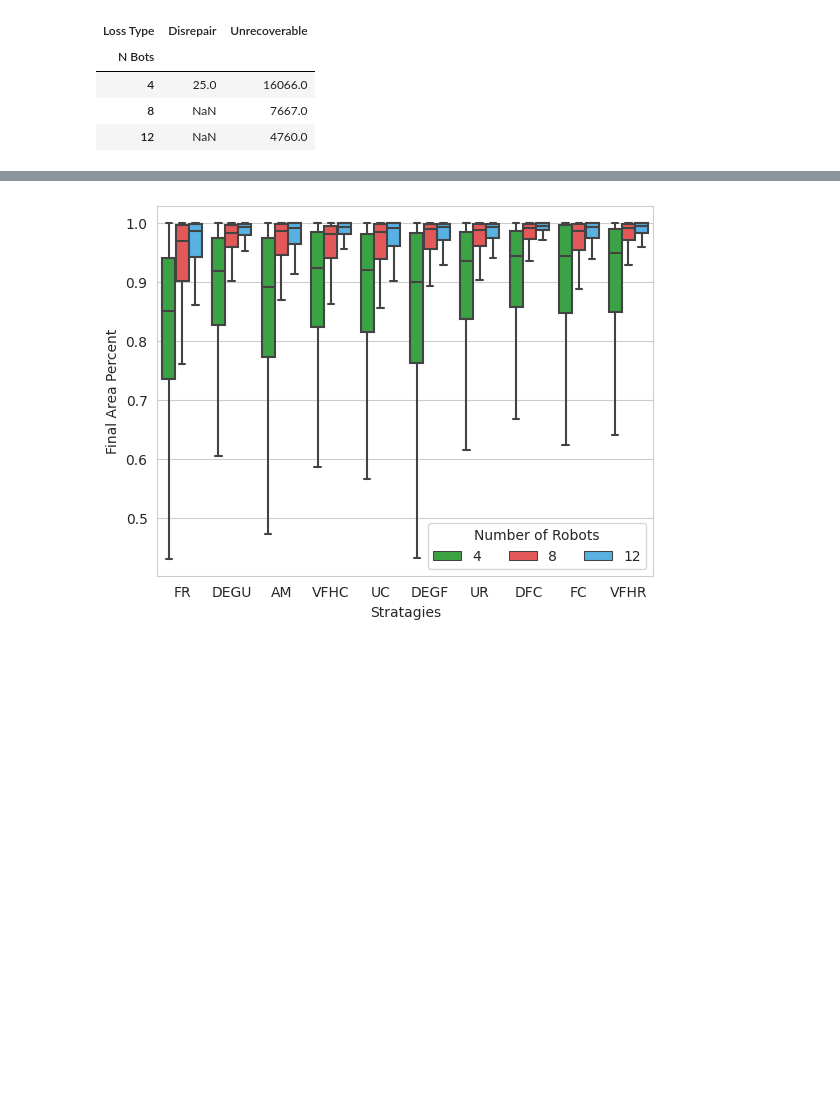
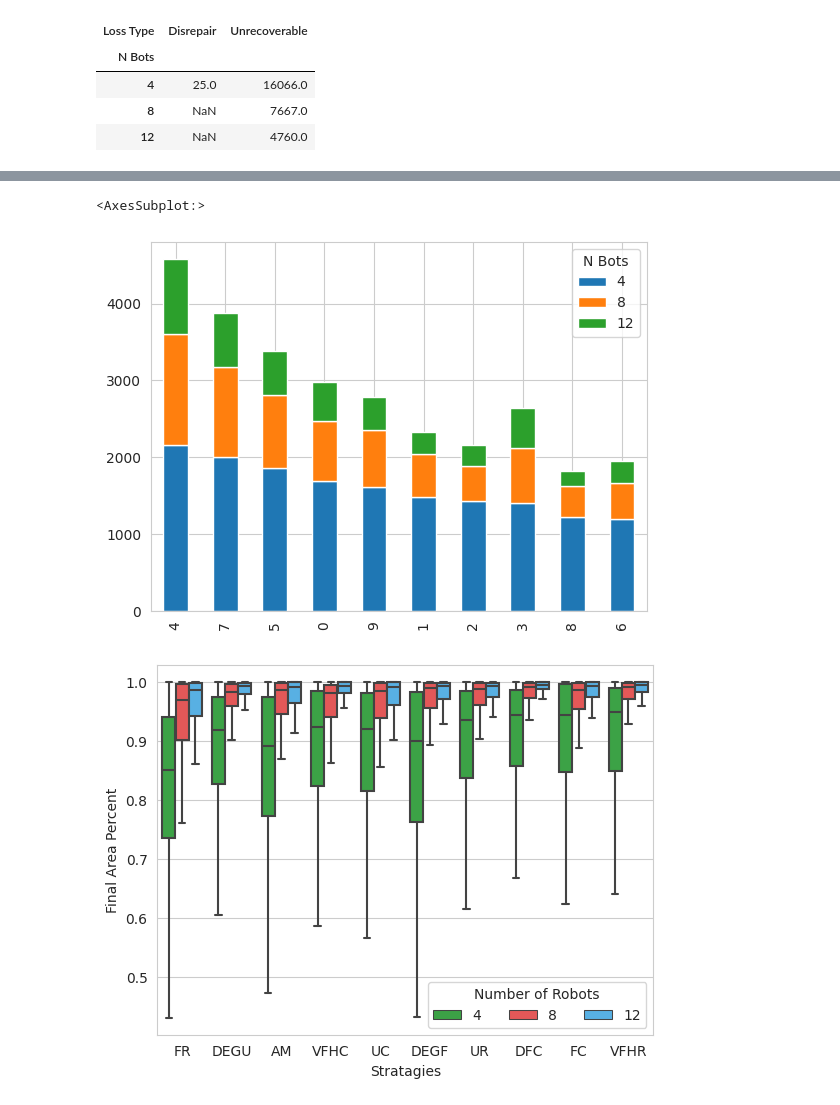
Before and after one commit to DIRECTLab/Multi_Agents_Area_Exploration, a Jupyter notebook: analysing_data/christopher_plottings/plots_updated.ipynb, the cells around one changed output, grey strips where cells are left out. Cells and saved outputs as stored; diff of their text form; code cells hidden in the pictures; blank space fills up the shorter version.

```diff
--- a/analysing_data/christopher_plottings/plots_updated.ipynb
+++ b/analysing_data/christopher_plottings/plots_updated.ipynb
@@ -257,0 +373,3 @@ loss_group2.T
+# %%
+loss_group3 = df_loss_unsuccessful.groupby(['M', 'N Bots']).count()['Experiment Id'].unstack().reset_index()
+loss_group3
@@ -258,3 +388,10 @@ loss_group2.T
+# %%
+# plot loss_group3 and sort it by the y-axis values
+loss_group3 = loss_group3.sort_values(by=4, ascending=False)
+loss_group3.plot(kind='bar', stacked=True)
+# %% [output]
+<AxesSubplot:>
+[figure, added]
 # %%
 df_loss_unsuccessful_unrecoverable = df_loss_unsuccessful[df_loss_unsuccessful['Loss Type'] == 'Unrecoverable']
 # %%
```
Also changed, not shown: parts of 19 cells of this notebook.
